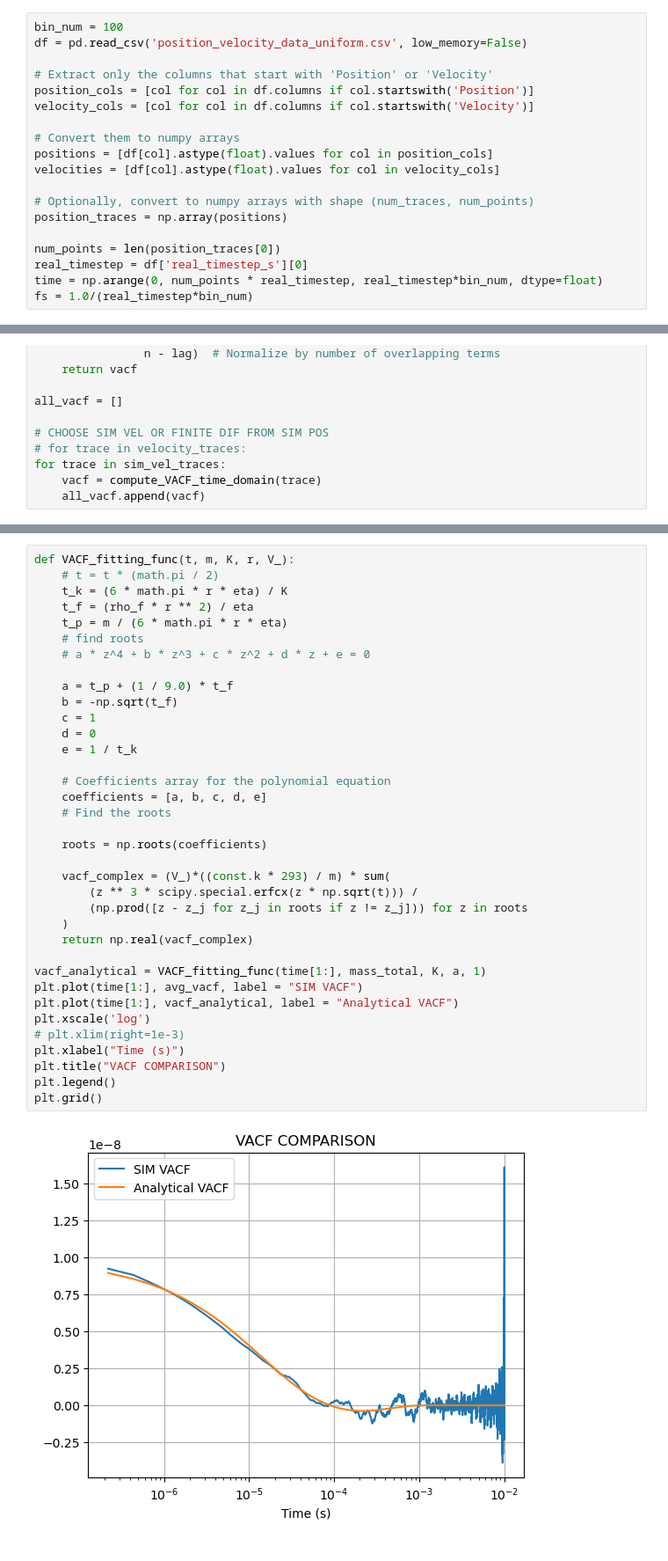
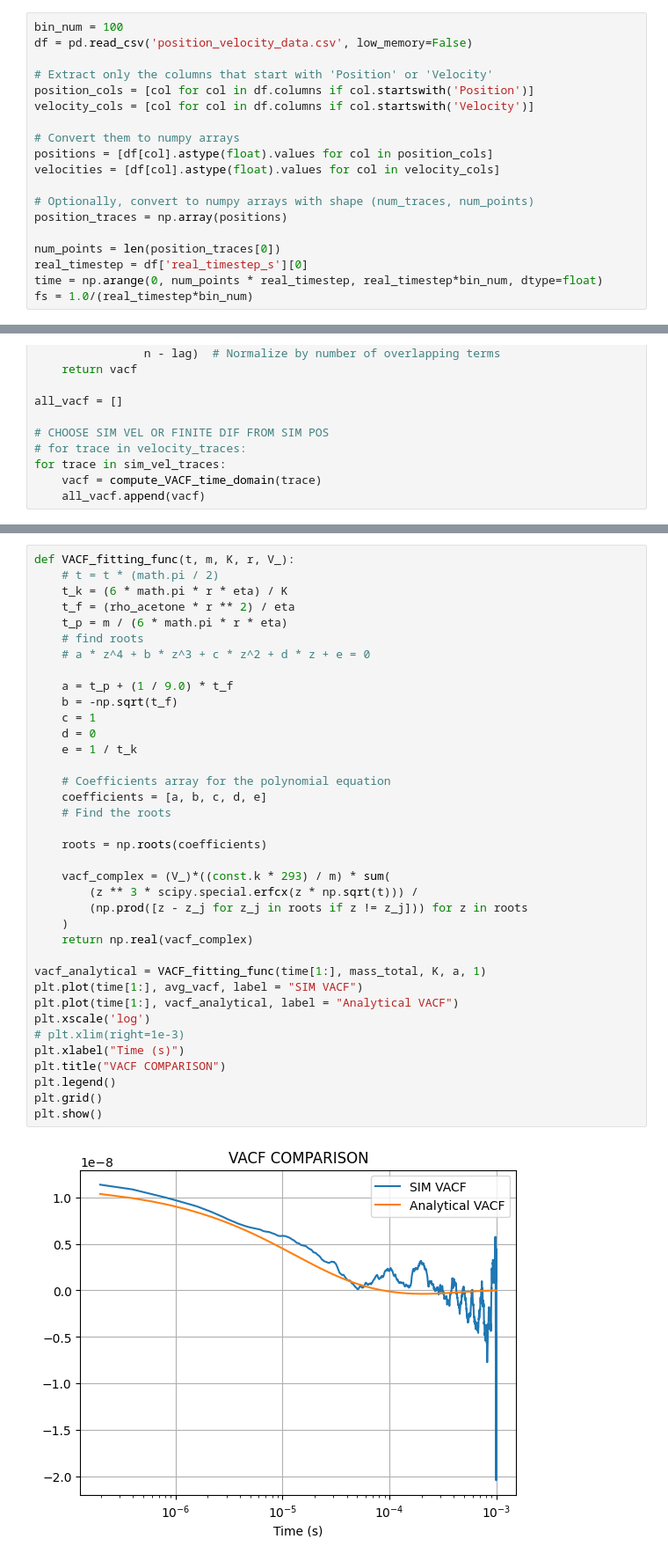
Before and after one commit to mcthumann/MarkovianEmbedding, a Jupyter notebook: sim_script.ipynb, the cells around one changed output, grey strips where cells are left out. Shown: that part at 88% size. Saved outputs shown, nothing was run; the diff lists cells and outputs as text.

```diff
--- a/sim_script.ipynb
+++ b/sim_script.ipynb
@@ -206,7 +283,7 @@ Trace 0:
 SAVING
 # %%
 bin_num = 100
-df = pd.read_csv('position_velocity_data_uniform.csv', low_memory=False)
+df = pd.read_csv('position_velocity_data.csv', low_memory=False)
 
 # Extract only the columns that start with 'Position' or 'Velocity'
 position_cols = [col for col in df.columns if col.startswith('Position')]
@@ -363,40 +441,41 @@ plt.grid()
 def VACF_fitting_func(t, m, K, r, V_):
     # t = t * (math.pi / 2)
     t_k = (6 * math.pi * r * eta) / K
-    t_f = (rho_f * r ** 2) / eta
+    t_f = (rho_acetone * r ** 2) / eta
     t_p = m / (6 * math.pi * r * eta)
     # find roots
     # a * z^4 + b * z^3 + c * z^2 + d * z + e = 0
 
     a = t_p + (1 / 9.0) * t_f
     b = -np.sqrt(t_f)
     c = 1
     d = 0
     e = 1 / t_k
 
     # Coefficients array for the polynomial equation
     coefficients = [a, b, c, d, e]
     # Find the roots
 
     roots = np.roots(coefficients)
 
     vacf_complex = (V_)*((const.k * 293) / m) * sum(
         (z ** 3 * scipy.special.erfcx(z * np.sqrt(t))) /
         (np.prod([z - z_j for z_j in roots if z != z_j])) for z in roots
     )
     return np.real(vacf_complex)
 
 vacf_analytical = VACF_fitting_func(time[1:], mass_total, K, a, 1)
 plt.plot(time[1:], avg_vacf, label = "SIM VACF")
 plt.plot(time[1:], vacf_analytical, label = "Analytical VACF")
 plt.xscale('log')
 # plt.xlim(right=1e-3)
 plt.xlabel("Time (s)")
 plt.title("VACF COMPARISON")
 plt.legend()
 plt.grid()
+plt.show()
 # %% [output]
-[figure, old version]
+[figure, new version]
 # %%
 def compute_msd(time_trace, dt):
     n = len(time_trace)
```
Also changed, not shown: parts of 9 cells of this notebook.
